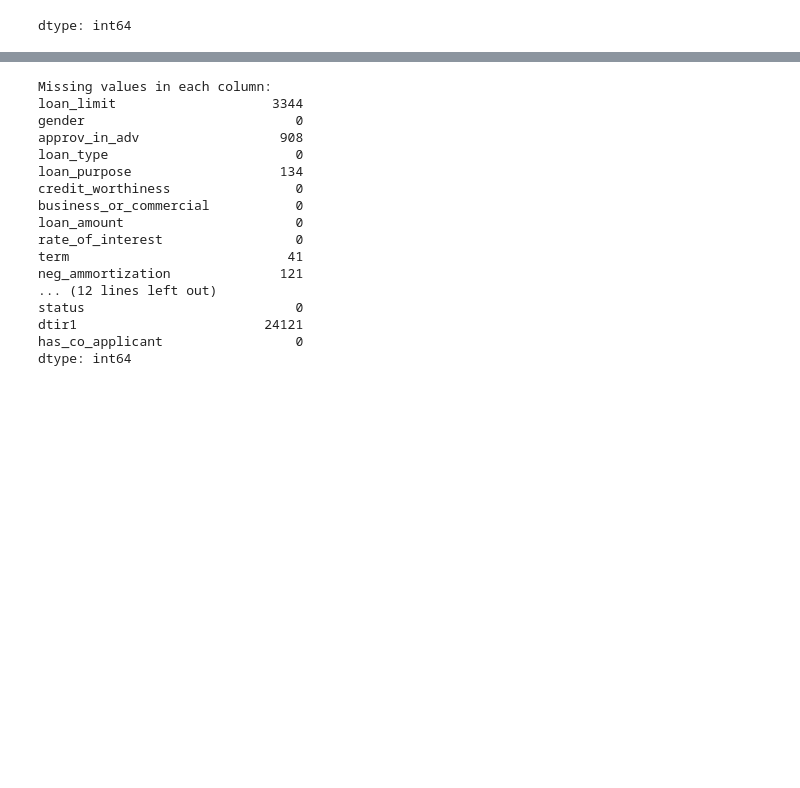
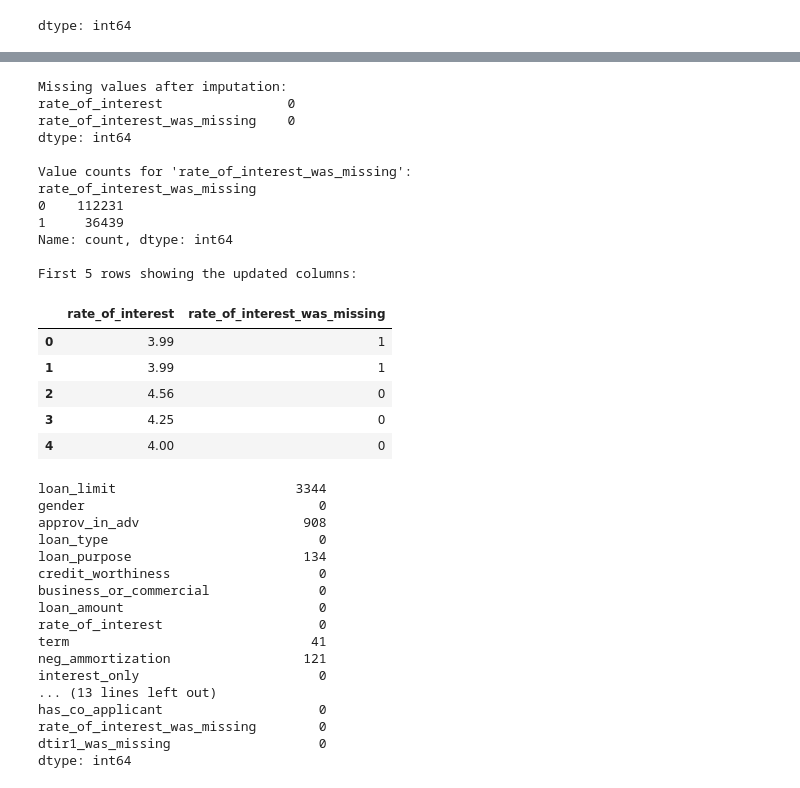
Before and after one commit to springboardmentor891v/CreditPathAI, a Jupyter notebook: eda_report.ipynb, the cells around one changed output, grey strips where cells are left out. Cells and saved outputs as stored; diff of their text form; code cells hidden in the pictures; blank space fills up the shorter version.

Commit message:
handling missing vlaues

```diff
--- a/eda_report.ipynb
+++ b/eda_report.ipynb
@@ -230,0 +226,7 @@ plt.show()
+# %%
+# Create indicator column
+df['rate_of_interest_was_missing'] = df['rate_of_interest'].isnull().astype(int)
+
+# Calculate median and impute missing values
+median_rate_of_interest = df['rate_of_interest'].median()
+df['rate_of_interest'].fillna(median_rate_of_interest, inplace=True)
@@ -231,21 +240,49 @@ plt.show()
+# %%
+# Verify the changes
+print("Missing values after imputation:")
+print(df[['rate_of_interest', 'rate_of_interest_was_missing']].isnull().sum())
+
+print("\nValue counts for 'rate_of_interest_was_missing':")
+print(df['rate_of_interest_was_missing'].value_counts())
+
+print("\nFirst 5 rows showing the updated columns:")
+display(df[['rate_of_interest', 'rate_of_interest_was_missing']].head())
+# %% [output]
+Missing values after imputation:
+rate_of_interest                0
+rate_of_interest_was_missing    0
+dtype: int64
+
+Value counts for 'rate_of_interest_was_missing':
+rate_of_interest_was_missing
+0    112231
+1     36439
+Name: count, dtype: int64
+
+First 5 rows showing the updated columns:
+|  | rate_of_interest | rate_of_interest_was_missing |
+| 0 | 3.99 | 1 |
+| 1 | 3.99 | 1 |
+| 2 | 4.56 | 0 |
+| 3 | 4.25 | 0 |
+| 4 | 4.00 | 0 |
 # %%
-print("Missing values in each column:")
 print(df.isnull().sum())
 # %% [output]
-Missing values in each column:
-loan_limit                    3344
-gender                           0
-approv_in_adv                  908
-loan_type                        0
-loan_purpose                   134
-credit_worthiness                0
-business_or_commercial           0
-loan_amount                      0
-rate_of_interest                 0
-term                            41
-neg_ammortization              121
-... (12 lines left out)
-status                           0
-dtir1                        24121
-has_co_applicant                 0
+loan_limit                       3344
+gender                              0
+approv_in_adv                     908
+loan_type                           0
+loan_purpose                      134
+credit_worthiness                   0
+business_or_commercial              0
+loan_amount                         0
+rate_of_interest                    0
+term                               41
+neg_ammortization                 121
+interest_only                       0
+... (13 lines left out)
+has_co_applicant                    0
+rate_of_interest_was_missing        0
+dtir1_was_missing                   0
 dtype: int64
```
Also changed, not shown: parts of 10 cells of this notebook.
